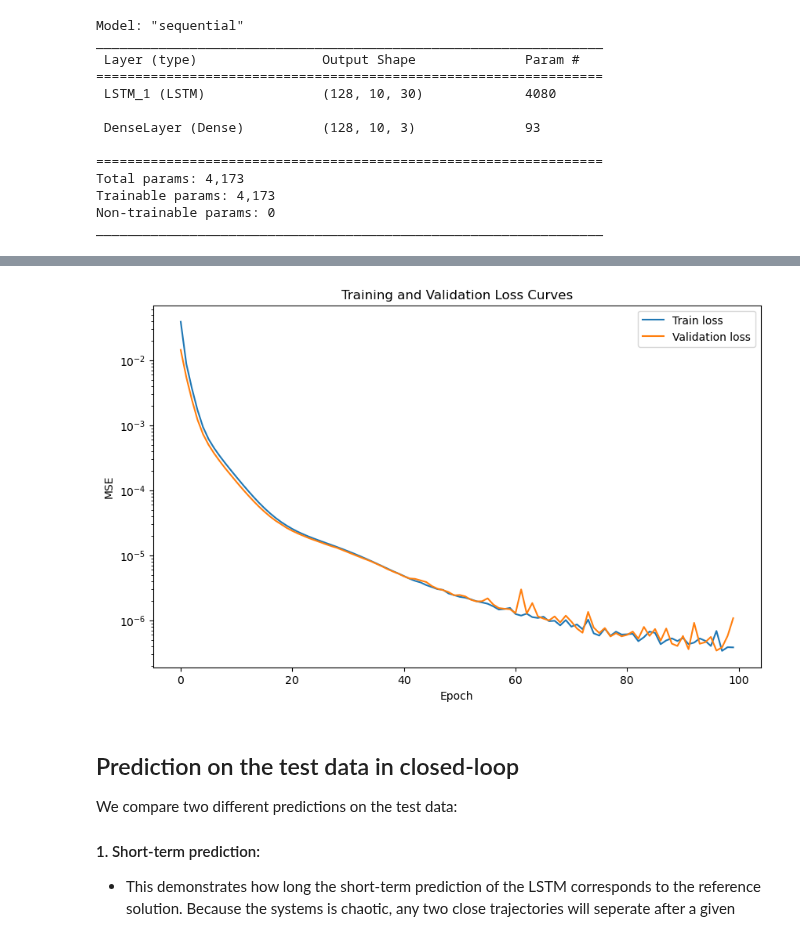
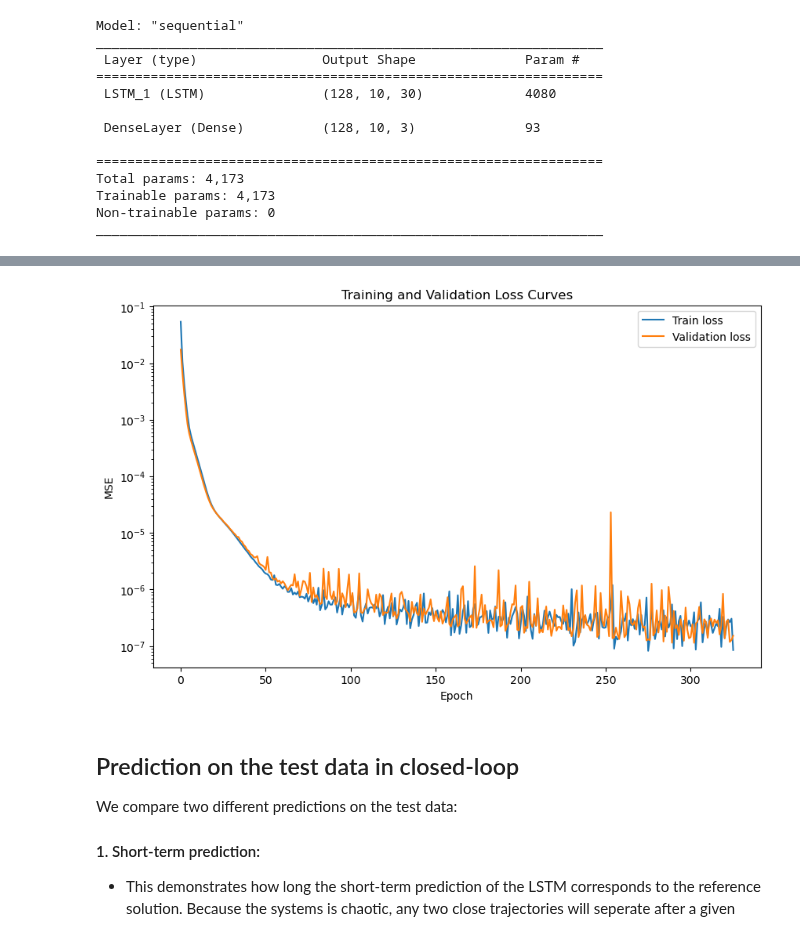
Before and after one commit to MagriLab/Tutorials, a Jupyter notebook: TensorflowLSTM_Lorenz63.ipynb, the cells around one changed output, grey strips where cells are left out. Saved outputs shown, nothing was run; the diff lists cells and outputs as text; code cells hidden in the pictures.

```diff
--- a/TensorflowLSTM_Lorenz63.ipynb
+++ b/TensorflowLSTM_Lorenz63.ipynb
@@ -131,15 +130,14 @@ def split_data(U, train_size, valid_size, test_size):
     return U[:train_size], U[train_size: train_size + valid_size],  U[train_size + valid_size : train_size + valid_size+test_size]
 
 def create_windows(series, window_size, batch_size, shuffle_buffer, shuffle_window=10):
-    n = series.shape[1]
-    m = series.shape[0]
+    n_timesteps, dim = series.shape
     dataset = tf.data.Dataset.from_tensor_slices(series)
     dataset = dataset.window(size=window_size + 1, shift=1, drop_remainder=True)
-    dataset = dataset.shuffle(m * shuffle_window)
+    dataset = dataset.shuffle(n_timesteps * shuffle_window)
     dataset = dataset.flat_map(lambda window: window.batch(window_size + 1))
     dataset = dataset.shuffle(shuffle_buffer).map(
         lambda window: (window[:-1], window[1:])
     )
-    dataset = dataset.padded_batch(batch_size, padded_shapes=([None, n], [None, n]))
+    dataset = dataset.padded_batch(batch_size, padded_shapes=([window_size, dim], [window_size, dim]))
     return  dataset
 # %%
@@ -226,5 +226,3 @@ Total params: 4,173
 Trainable params: 4,173
 Non-trainable params: 0
 _________________________________________________________________
-# %%
-history = tf_lstm.model.fit(train_dataset, validation_data = valid_dataset, epochs = 100)
@@ -248,0 +229,10 @@ Epoch 100/100
+# %%
+earlystop_callback = tf.keras.callbacks.EarlyStopping(monitor='loss', patience=50)
+history = tf_lstm.model.fit(train_dataset, validation_data = valid_dataset, epochs = 500, callbacks=[earlystop_callback])
+
+
+# Save the weights and history
+# tf_lstm.model.save_weights('lstm/modelweight_checkpoint')
+
+# with open('lstm/trainHistory', 'wb') as file:
+#     pickle.dump(history.history, file)
@@ -249,17 +257,22 @@ Epoch 100/100
+# %%
+# Loads the weights
+tf_lstm.model.load_weights('lstm/modelweight_checkpoint')
+with open('lstm/trainHistory', "rb") as file_pi:
+    history = pickle.load(file_pi)
 # %%
 plt.figure(figsize=(10, 6))
-plt.plot(history.history['loss'], label='Train loss')
-plt.plot(history.history['val_loss'], label='Validation loss')
+plt.plot(history['loss'], label='Train loss')
+plt.plot(history['val_loss'], label='Validation loss')
 
 # Adding labels and title
 plt.xlabel('Epoch')
 plt.ylabel('MSE')
 plt.title('Training and Validation Loss Curves')
 plt.yscale("log")
 plt.legend()
 plt.show()
 # %% [output]
-[figure, old version]
+[figure, new version]
 # %% [markdown]
 ## Prediction on the test data in closed-loop
 
```
Also changed, not shown: parts of 16 cells of this notebook, 10 other files.
